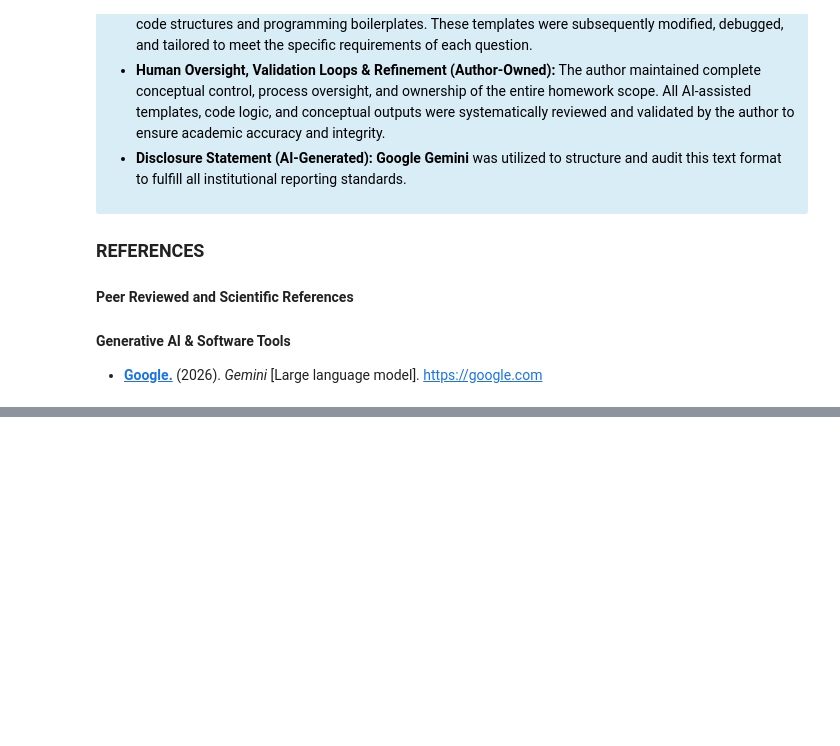
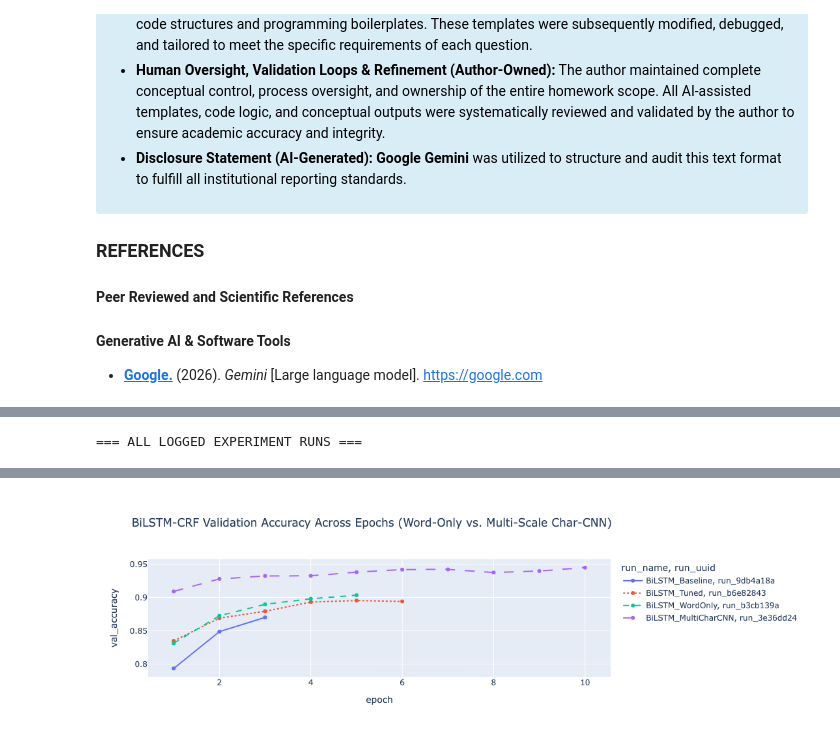
Before and after one commit to Ethereal-Mining-Company/conlang-translator, a Jupyter notebook: main.ipynb, the cells around one changed output, grey strips where cells are left out. Cells and saved outputs as stored; diff of their text form; code cells hidden in the pictures; blank space fills up the shorter version.

```diff
--- a/main.ipynb
+++ b/main.ipynb
@@ -133,0 +162,23 @@ run_all_training()
+# %%
+runs_df = pd.read_csv(resolve_path(cfg["paths"]["runs_csv"]))
+epochs_df = pd.read_csv(resolve_path(cfg["paths"]["epochs_csv"]))
+
+print("=== ALL LOGGED EXPERIMENT RUNS ===")
+display(runs_df[["run_uuid", "engine_type", "run_name", "promoted", "tuned_params", "mean_cv_accuracy", "final_test_score", "macro_f1", "latency_ms"]])
+
+bilstm_epochs = epochs_df[epochs_df["engine_type"] == "bilstm_crf"]
+if not bilstm_epochs.empty:
+    title_ep = "BiLSTM-CRF Validation Accuracy Across Epochs (Word-Only vs. Multi-Scale Char-CNN)"
+    export_epochs_png(bilstm_epochs, title_ep, cfg["paths"]["figures"])
+    fig_ep = px.line(
+        bilstm_epochs,
+        x="epoch",
+        y="val_accuracy",
+        color="run_name",
+        line_dash="run_uuid",
+        markers=True,
+        title=title_ep,
+    )
+    fig_ep.show()
+# %% [output]
+=== ALL LOGGED EXPERIMENT RUNS ===
@@ -134 +202,2 @@ run_all_training()
+[figure, added]
 # %%
```
Also changed, not shown: parts of 9 cells of this notebook, 27 other files.
